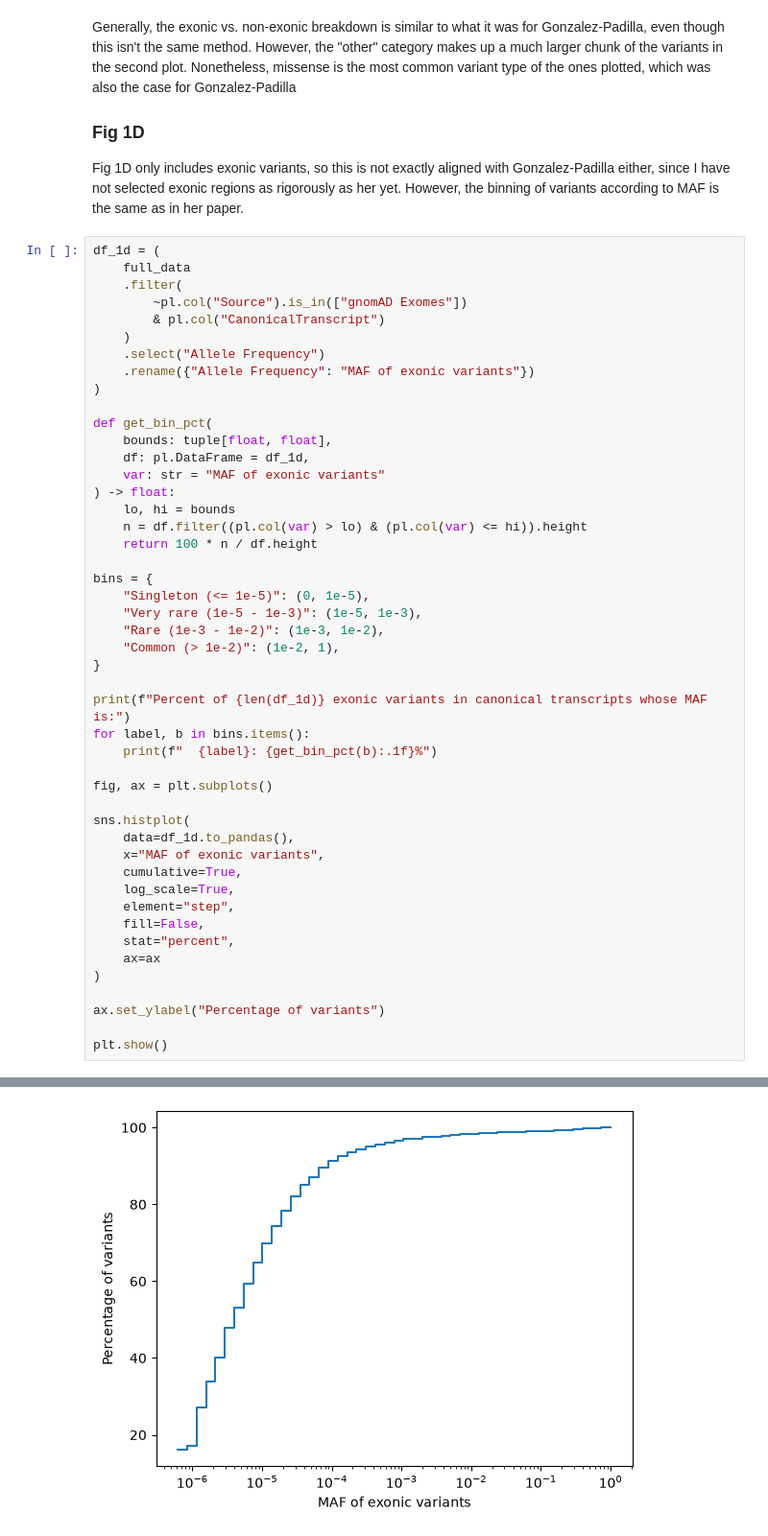
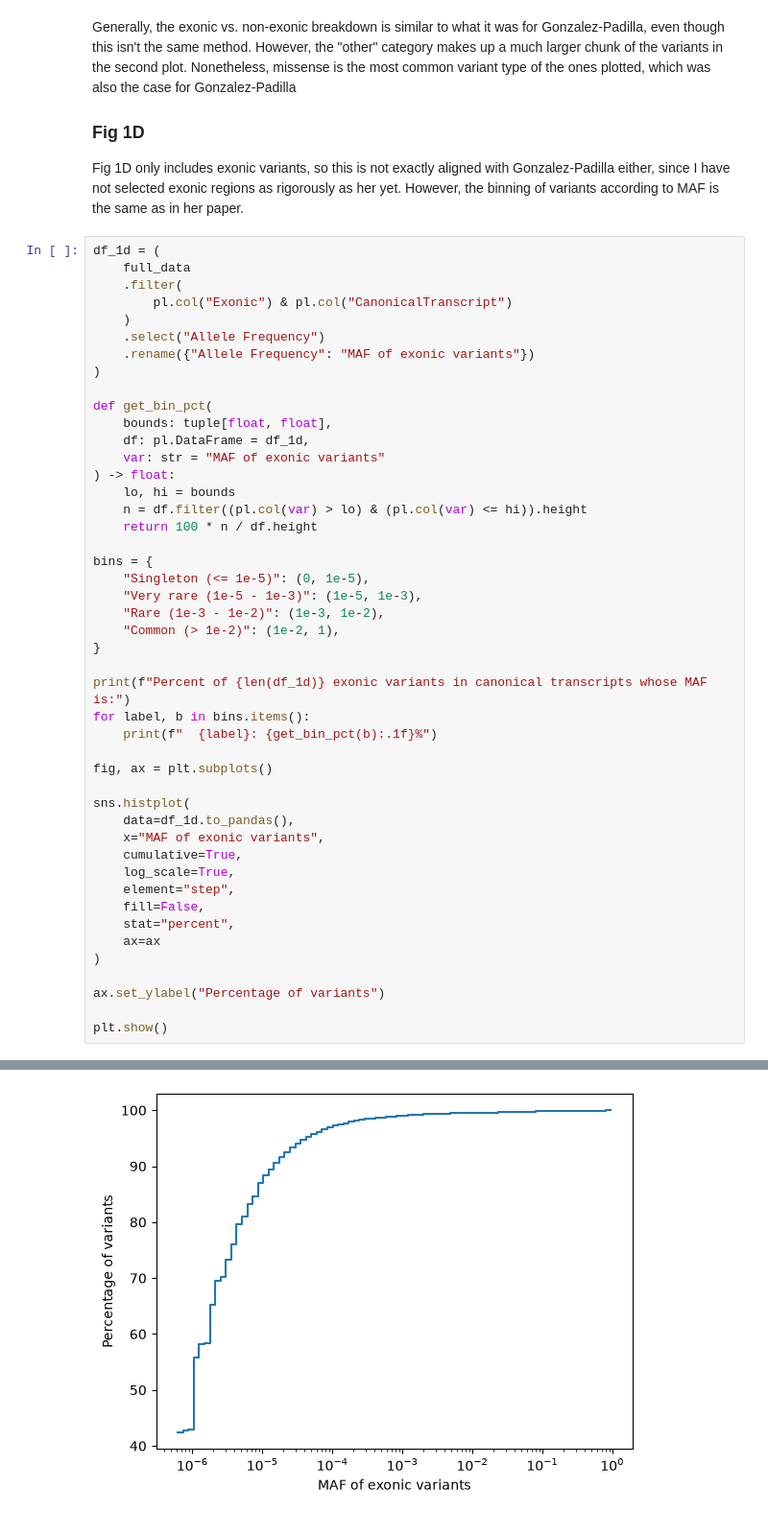
Before and after one commit to otodreas/GST-KI, a Jupyter notebook: main.ipynb, the cells around one changed output, grey strips where cells are left out. Shown at 96% size. Drawn from its saved outputs; the diff is of its cells as text.

```diff
--- a/main.ipynb
+++ b/main.ipynb
@@ -191,8 +171,7 @@ Fig 1D only includes exonic variants, so this is not exactly aligned with Gonzal
 df_1d = (
     full_data
     .filter(
-        ~pl.col("Source").is_in(["gnomAD Exomes"])
-        & pl.col("CanonicalTranscript")
+        pl.col("Exonic") & pl.col("CanonicalTranscript")
     )
     .select("Allele Frequency")
     .rename({"Allele Frequency": "MAF of exonic variants"})
@@ -243,4 +222,4 @@ Percent of 5348 exonic variants in canonical transcripts whose MAF is:
-[figure, old version]
+[figure, new version]
 # %% [markdown]
 ## Key takeaways
 
```
Also changed, not shown: parts of 7 cells of this notebook, 2 other files.
